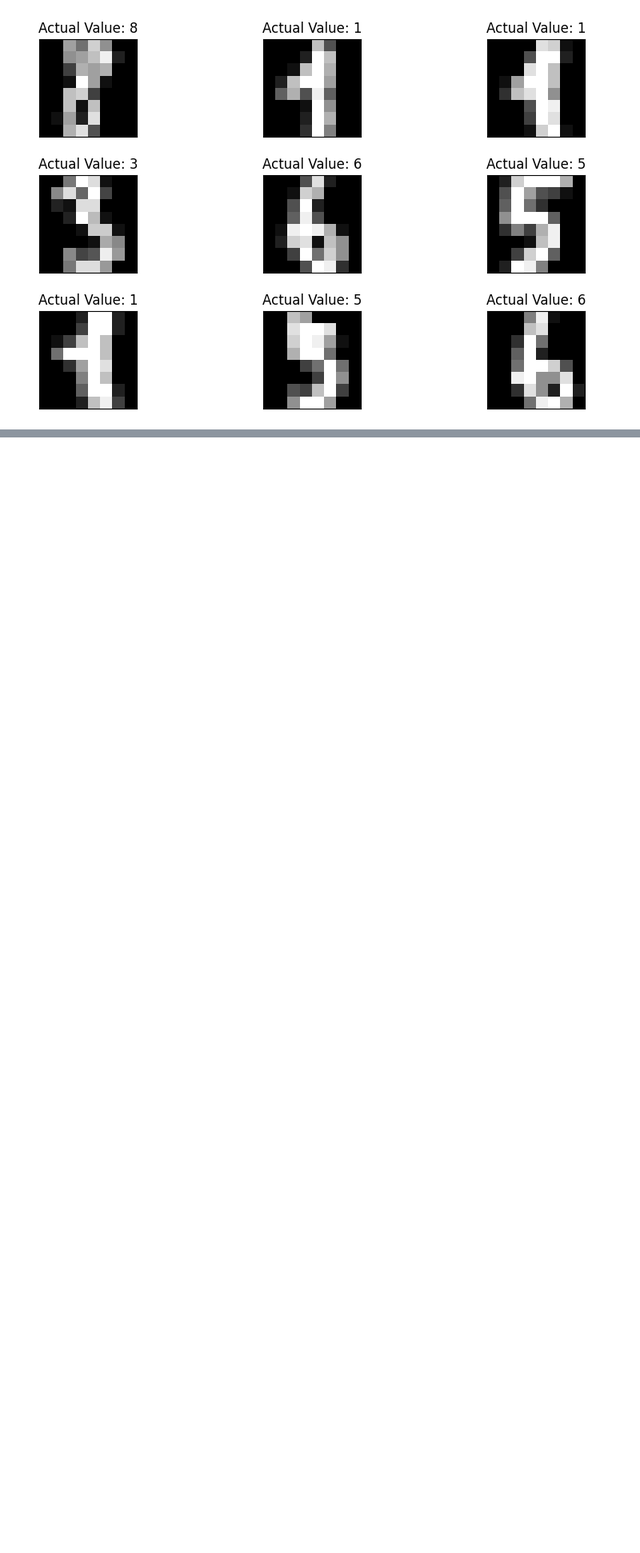
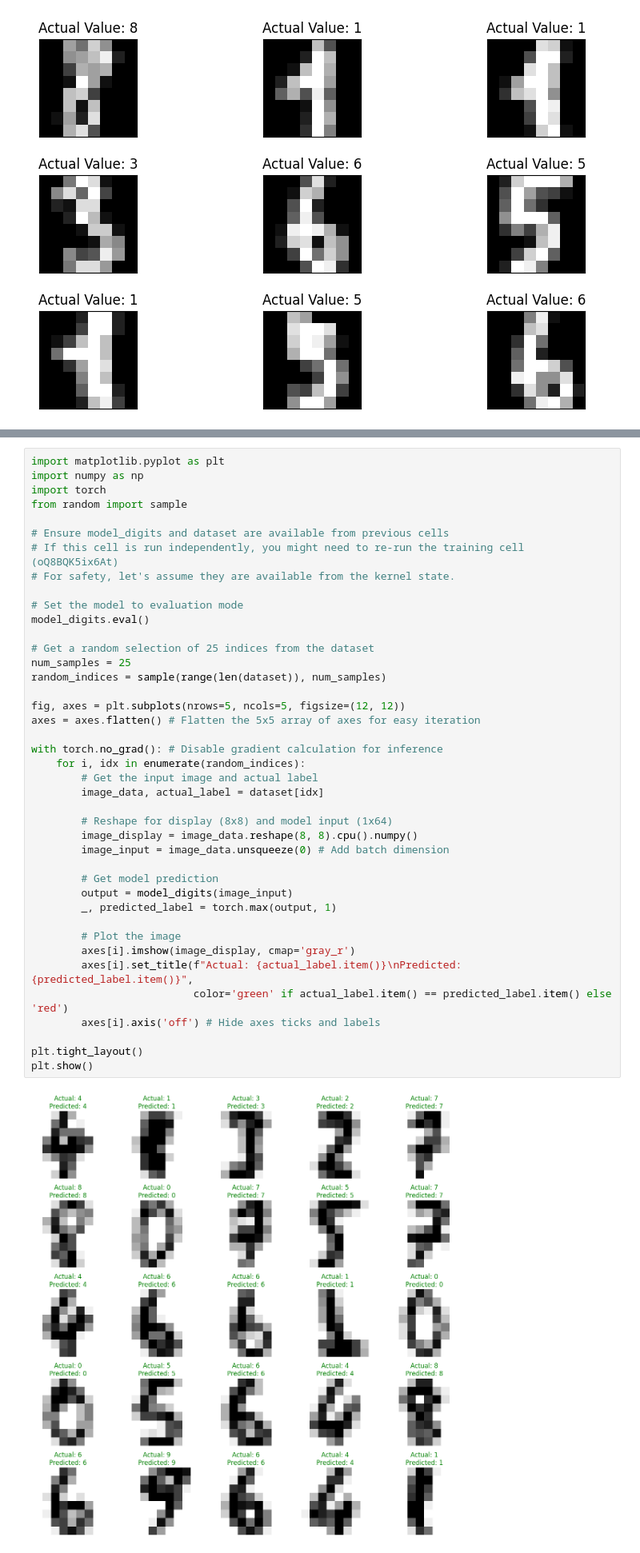
Before and after one commit to lishav123/MLS-track-notes-, a Jupyter notebook: Introduction_to_DeepLearning_with_Pytorch.ipynb, the cells around one changed output, grey strips where cells are left out. Shown at 80% size. Drawn from its saved outputs; the diff is of its cells as text; blank space fills up the shorter version.

```diff
--- a/Introduction_to_DeepLearning_with_Pytorch.ipynb
+++ b/Introduction_to_DeepLearning_with_Pytorch.ipynb
@@ -83,0 +166,43 @@ fig.subplots_adjust(hspace=0.4, wspace=0.3)
+# %%
+import matplotlib.pyplot as plt
+import numpy as np
+import torch
+from random import sample
+
+# Ensure model_digits and dataset are available from previous cells
+# If this cell is run independently, you might need to re-run the training cell (oQ8BQK5ix6At)
+# For safety, let's assume they are available from the kernel state.
+
+# Set the model to evaluation mode
+model_digits.eval()
+
+# Get a random selection of 25 indices from the dataset
+num_samples = 25
+random_indices = sample(range(len(dataset)), num_samples)
+
+fig, axes = plt.subplots(nrows=5, ncols=5, figsize=(12, 12))
+axes = axes.flatten() # Flatten the 5x5 array of axes for easy iteration
+
+with torch.no_grad(): # Disable gradient calculation for inference
+    for i, idx in enumerate(random_indices):
+        # Get the input image and actual label
+        image_data, actual_label = dataset[idx]
+
+        # Reshape for display (8x8) and model input (1x64)
+        image_display = image_data.reshape(8, 8).cpu().numpy()
+        image_input = image_data.unsqueeze(0) # Add batch dimension
+
+        # Get model prediction
+        output = model_digits(image_input)
+        _, predicted_label = torch.max(output, 1)
+
+        # Plot the image
+        axes[i].imshow(image_display, cmap='gray_r')
+        axes[i].set_title(f"Actual: {actual_label.item()}\nPredicted: {predicted_label.item()}",
+                          color='green' if actual_label.item() == predicted_label.item() else 'red')
+        axes[i].axis('off') # Hide axes ticks and labels
+
+plt.tight_layout()
+plt.show()
+# %% [output]
+[figure, added]
```
Also changed, not shown: parts of 3 cells of this notebook.
